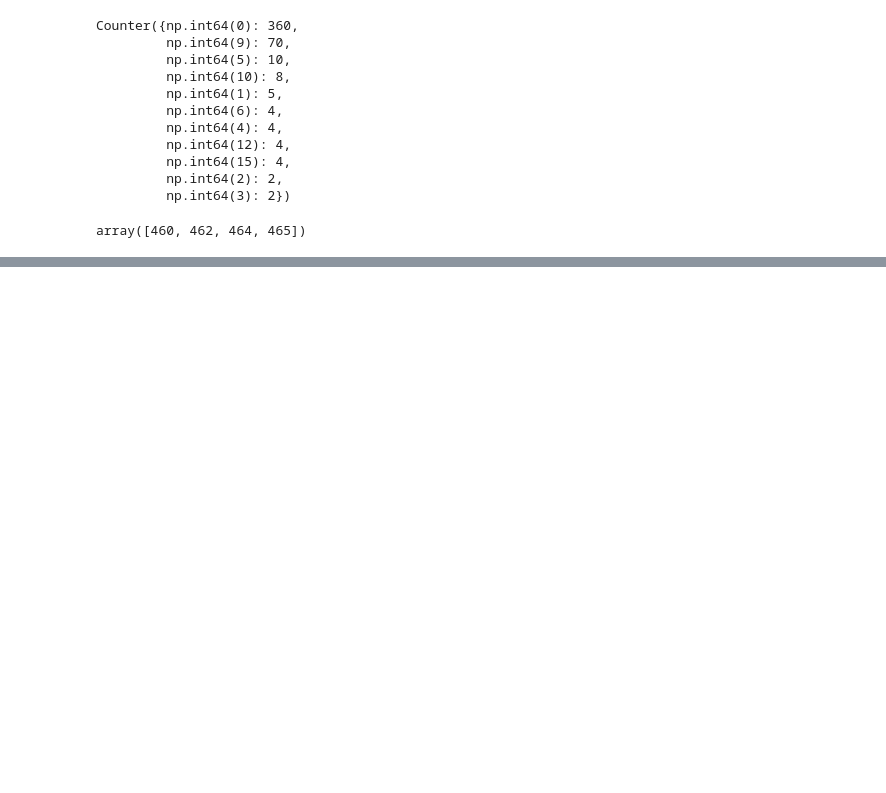
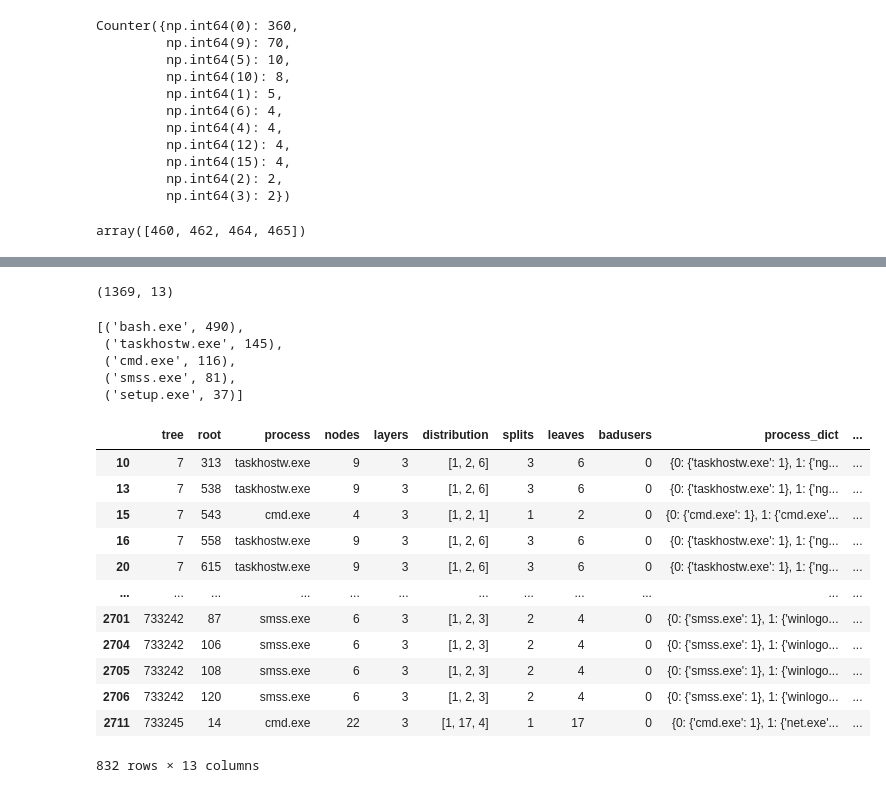
Before and after one commit to llnl/Wintap-Analytics, a Jupyter notebook: 2025-acme4-explore/gather-process-trees.ipynb, the cells around one changed output, grey strips where cells are left out. Saved outputs shown, nothing was run; the diff lists cells and outputs as text; code cells hidden in the pictures; blank space fills up the shorter version.

```diff
--- a/2025-acme4-explore/gather-process-trees.ipynb
+++ b/2025-acme4-explore/gather-process-trees.ipynb
@@ -1259,0 +1443,32 @@ array([460, 462, 464, 465])
+# %%
+## filter subtrees without badusers, minimum depth and maximum number of nodes
+_df = process_df[(process_df.nodes<=500) & (process_df.layers>=3) & (process_df.has_bad==0)]
+_df.shape
+# %% [output]
+(1369, 13)
+# %%
+Counter(_df.process).most_common(5)
+# %% [output]
+[('bash.exe', 490),
+ ('taskhostw.exe', 145),
+ ('cmd.exe', 116),
+ ('smss.exe', 81),
+ ('setup.exe', 37)]
+# %%
+_df = _df[ (_df.process == 'cmd.exe') | (_df.process ==  'bash.exe') | (_df.process ==  'taskhostw.exe') | (_df.process ==  'smss.exe')]
+# %%
+_df
+# %% [output]
+|  | tree | root | process | nodes | layers | distribution | splits | leaves | badusers | process_dict | ... |
+| 10 | 7 | 313 | taskhostw.exe | 9 | 3 | [1, 2, 6] | 3 | 6 | 0 | {0: {'taskhostw.exe': 1}, 1: {'ng... | ... |
+| 13 | 7 | 538 | taskhostw.exe | 9 | 3 | [1, 2, 6] | 3 | 6 | 0 | {0: {'taskhostw.exe': 1}, 1: {'ng... | ... |
+| 15 | 7 | 543 | cmd.exe | 4 | 3 | [1, 2, 1] | 1 | 2 | 0 | {0: {'cmd.exe': 1}, 1: {'cmd.exe'... | ... |
+| 16 | 7 | 558 | taskhostw.exe | 9 | 3 | [1, 2, 6] | 3 | 6 | 0 | {0: {'taskhostw.exe': 1}, 1: {'ng... | ... |
+| 20 | 7 | 615 | taskhostw.exe | 9 | 3 | [1, 2, 6] | 3 | 6 | 0 | {0: {'taskhostw.exe': 1}, 1: {'ng... | ... |
+| ... | ... | ... | ... | ... | ... | ... | ... | ... | ... | ... | ... |
+| 2701 | 733242 | 87 | smss.exe | 6 | 3 | [1, 2, 3] | 2 | 4 | 0 | {0: {'smss.exe': 1}, 1: {'winlogo... | ... |
+| 2704 | 733242 | 106 | smss.exe | 6 | 3 | [1, 2, 3] | 2 | 4 | 0 | {0: {'smss.exe': 1}, 1: {'winlogo... | ... |
+| 2705 | 733242 | 108 | smss.exe | 6 | 3 | [1, 2, 3] | 2 | 4 | 0 | {0: {'smss.exe': 1}, 1: {'winlogo... | ... |
+| 2706 | 733242 | 120 | smss.exe | 6 | 3 | [1, 2, 3] | 2 | 4 | 0 | {0: {'smss.exe': 1}, 1: {'winlogo... | ... |
+| 2711 | 733245 | 14 | cmd.exe | 22 | 3 | [1, 17, 4] | 1 | 17 | 0 | {0: {'cmd.exe': 1}, 1: {'net.exe'... | ... |
+832 rows × 13 columns
```
Also changed, not shown: parts of 29 cells of this notebook.
